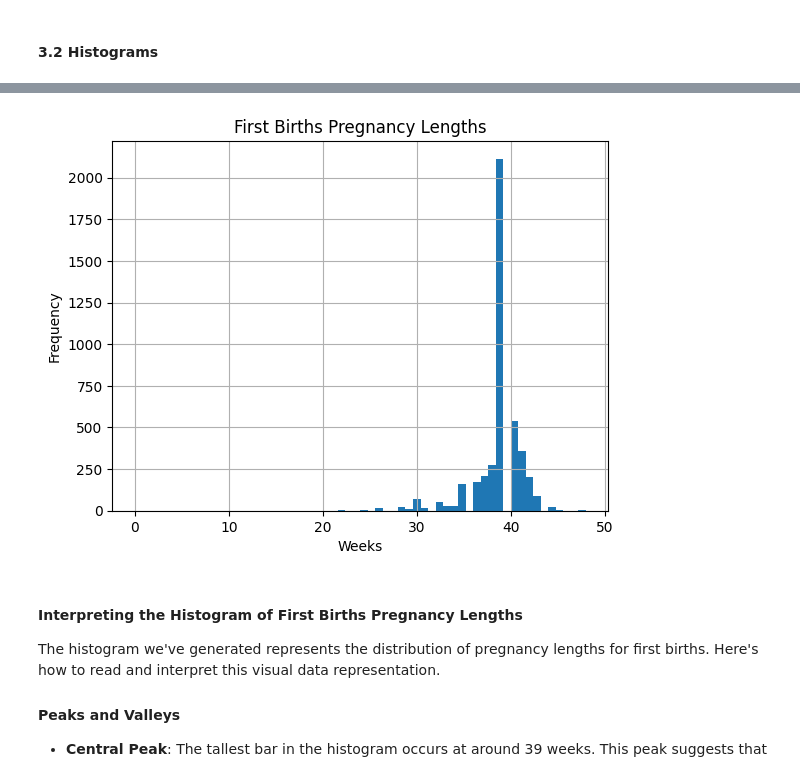
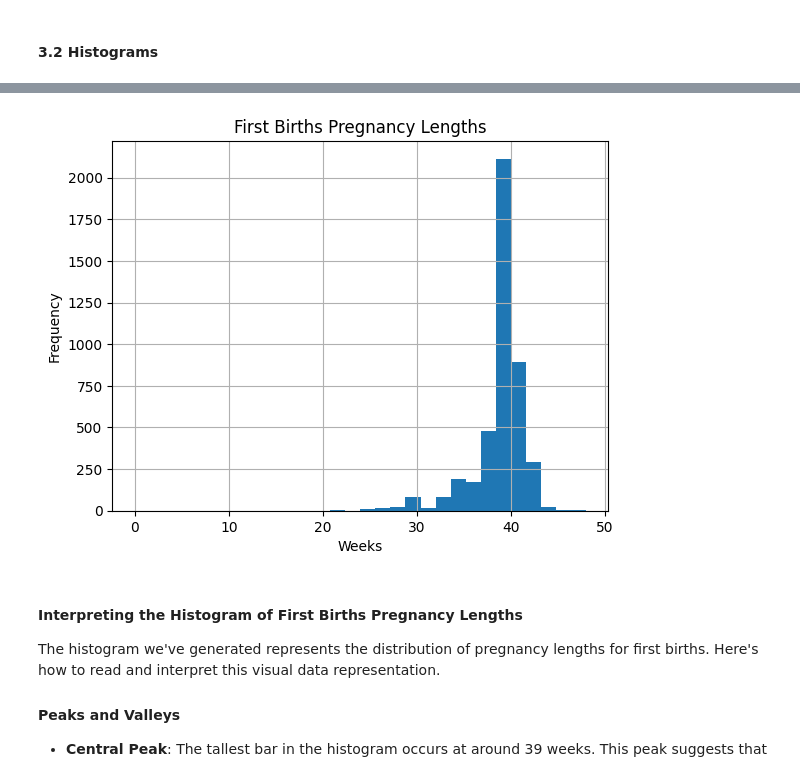
Before and after one commit to dbigman/nbs-4-master, a Jupyter notebook: s-401-404/Fundamental Statistics for Computer-Based Systems.ipynb, the cells around one changed output, grey strips where cells are left out. Saved outputs shown, nothing was run; the diff lists cells and outputs as text; code cells hidden in the pictures.

```diff
--- a/s-401-404/Fundamental Statistics for Computer-Based Systems.ipynb
+++ b/s-401-404/Fundamental Statistics for Computer-Based Systems.ipynb
@@ -604,16 +604,16 @@ import matplotlib.pyplot as plt
 # %%
 # Extract the 'prgLength' column for first births
 fb = firstbirth['prgLength']
 
 # Plot a histogram for first births
 # 'bins=30' splits the data into 30 bins for more granularity
-fb.hist(bins=60)
+fb.hist(bins=30)
 plt.title('First Births Pregnancy Lengths')
 plt.xlabel('Weeks')
 plt.ylabel('Frequency')
 plt.show()
 # %% [output]
-[figure, old version]
+[figure, new version]
 # %% [markdown]
 #### Interpreting the Histogram of First Births Pregnancy Lengths
 
```
Also changed, not shown: parts of 20 cells of this notebook, 54 other files.
